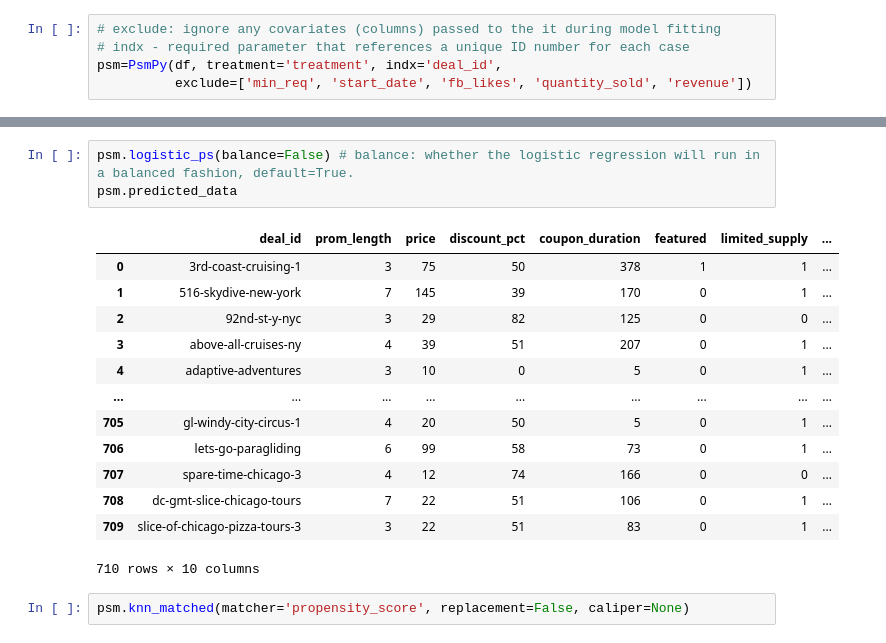
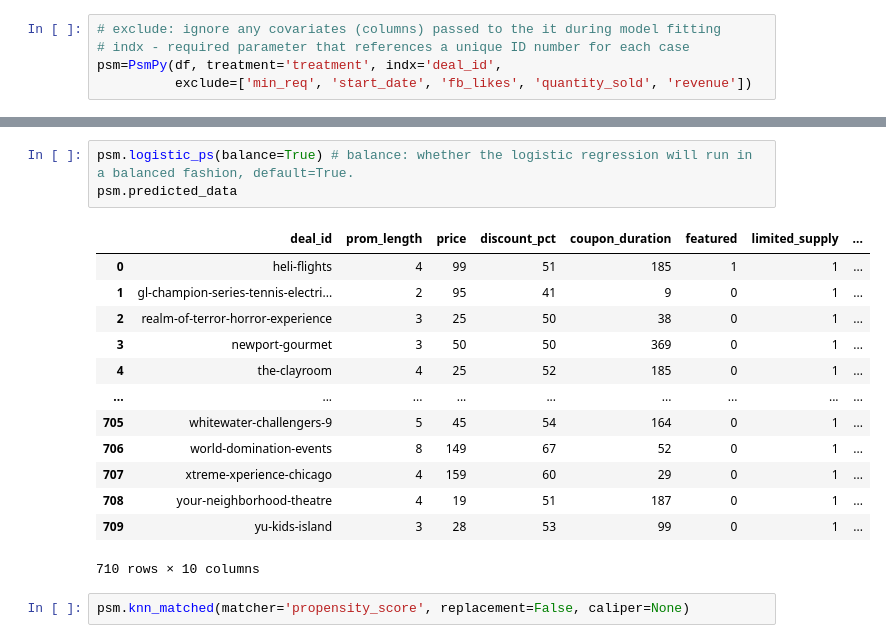
Before and after one commit to 2joonh2/KCB-Mealtable, a Jupyter notebook: python-psm/propensity-score-matching-in-python.ipynb, the cells around one changed output, grey strips where cells are left out. Saved outputs shown, nothing was run; the diff lists cells and outputs as text.

```diff
--- a/python-psm/propensity-score-matching-in-python.ipynb
+++ b/python-psm/propensity-score-matching-in-python.ipynb
@@ -208,19 +170,19 @@ psm=PsmPy(df, treatment='treatment', indx='deal_id',
 # %%
-psm.logistic_ps(balance=False) # balance: whether the logistic regression will run in a balanced fashion, default=True.
+psm.logistic_ps(balance=True) # balance: whether the logistic regression will run in a balanced fashion, default=True.
 psm.predicted_data
 # %% [output]
 |  | deal_id | prom_length | price | discount_pct | coupon_duration | featured | limited_supply | ... |
-| 0 | 3rd-coast-cruising-1 | 3 | 75 | 50 | 378 | 1 | 1 | ... |
-| 1 | 516-skydive-new-york | 7 | 145 | 39 | 170 | 0 | 1 | ... |
-| 2 | 92nd-st-y-nyc | 3 | 29 | 82 | 125 | 0 | 0 | ... |
-| 3 | above-all-cruises-ny | 4 | 39 | 51 | 207 | 0 | 1 | ... |
-| 4 | adaptive-adventures | 3 | 10 | 0 | 5 | 0 | 1 | ... |
+| 0 | heli-flights | 4 | 99 | 51 | 185 | 1 | 1 | ... |
+| 1 | gl-champion-series-tennis-electri... | 2 | 95 | 41 | 9 | 0 | 1 | ... |
+| 2 | realm-of-terror-horror-experience | 3 | 25 | 50 | 38 | 0 | 1 | ... |
+| 3 | newport-gourmet | 3 | 50 | 50 | 369 | 0 | 1 | ... |
+| 4 | the-clayroom | 4 | 25 | 52 | 185 | 0 | 1 | ... |
 | ... | ... | ... | ... | ... | ... | ... | ... | ... |
-| 705 | gl-windy-city-circus-1 | 4 | 20 | 50 | 5 | 0 | 1 | ... |
-| 706 | lets-go-paragliding | 6 | 99 | 58 | 73 | 0 | 1 | ... |
-| 707 | spare-time-chicago-3 | 4 | 12 | 74 | 166 | 0 | 0 | ... |
-| 708 | dc-gmt-slice-chicago-tours | 7 | 22 | 51 | 106 | 0 | 1 | ... |
-| 709 | slice-of-chicago-pizza-tours-3 | 3 | 22 | 51 | 83 | 0 | 1 | ... |
+| 705 | whitewater-challengers-9 | 5 | 45 | 54 | 164 | 0 | 1 | ... |
+| 706 | world-domination-events | 8 | 149 | 67 | 52 | 0 | 1 | ... |
+| 707 | xtreme-xperience-chicago | 4 | 159 | 60 | 29 | 0 | 1 | ... |
+| 708 | your-neighborhood-theatre | 4 | 19 | 51 | 187 | 0 | 1 | ... |
+| 709 | yu-kids-island | 3 | 28 | 53 | 99 | 0 | 1 | ... |
 710 rows × 10 columns
 # %%
 psm.knn_matched(matcher='propensity_score', replacement=False, caliper=None)
```
Also changed, not shown: parts of 25 cells of this notebook, 2 other files.
